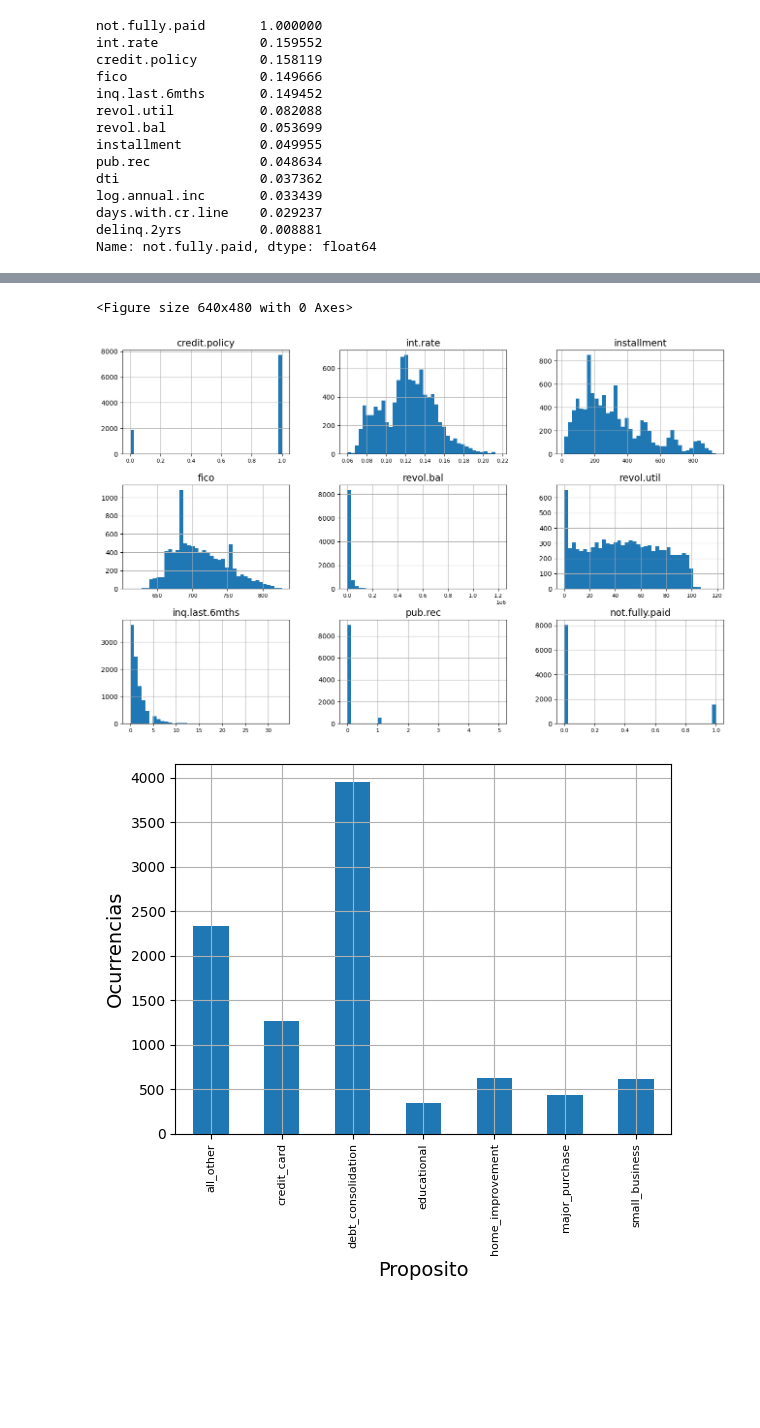
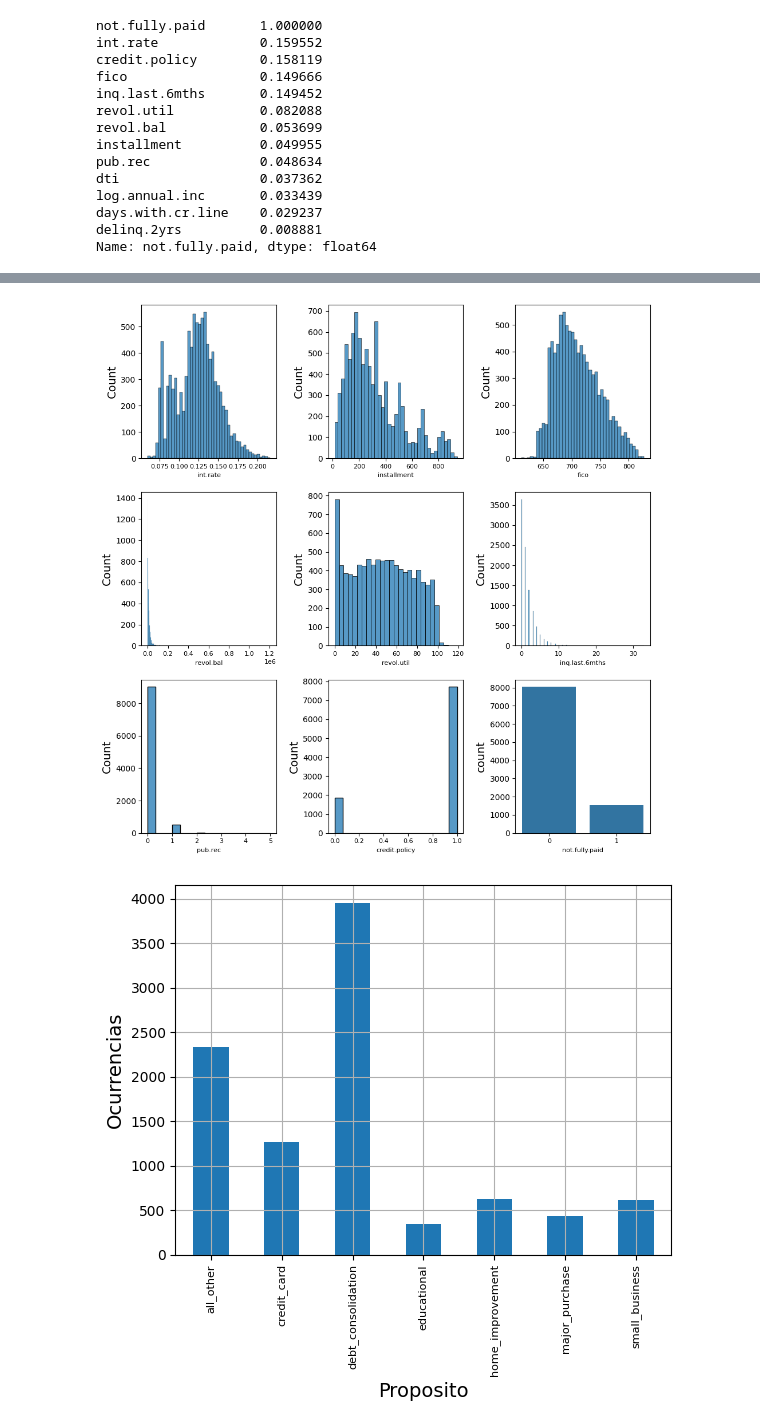
Before and after one commit to xabierguerrero/IABD_2425, a Jupyter notebook: Python_Ejers/SAPA/2_8Ejers/2_8Ejercicios.ipynb, the cells around one changed output, grey strips where cells are left out. Drawn from its saved outputs; the diff is of its cells as text; code cells hidden in the pictures; blank space fills up the shorter version.

```diff
--- a/Python_Ejers/SAPA/2_8Ejers/2_8Ejercicios.ipynb
+++ b/Python_Ejers/SAPA/2_8Ejers/2_8Ejercicios.ipynb
@@ -170,18 +173,26 @@ corr_matrix.style.background_gradient()
 | inq.last.6mths | 0.535511 | 0.202780 | 0.010419 | 0.185293 | 0.022394 | 0.013880 | 1.000000 | 0.072673 | ... |
 | pub.rec | 0.054243 | 0.098162 | 0.032760 | 0.147592 | 0.031010 | 0.066717 | 0.072673 | 1.000000 | ... |
 | not.fully.paid | 0.158119 | 0.159552 | 0.049955 | 0.149666 | 0.053699 | 0.082088 | 0.149452 | 0.048634 | ... |
-# %%
-plt.tight_layout()
-plt.rc('font', size=14)
-plt.rc('axes', labelsize=14, titlesize=14)
-plt.rc('legend', fontsize=14)
-plt.rc('xtick', labelsize=8)
-plt.rc('ytick', labelsize=10)
-loan_data_copy.hist(bins=40, figsize=(16, 10))
-plt.show()
-# %% [output]
-<Figure size 640x480 with 0 Axes>
-[figure, removed]
+# %%
+columnas=['int.rate','installment','fico','revol.bal','revol.util','inq.last.6mths','pub.rec','credit.policy','not.fully.paid']
+columnas_dicretas=['credit.policy','not.fully.paid']
+
+
+Xs=['int.rate','installment','fico','revol.bal','revol.util','inq.last.6mths','pub.rec','credit.policy','not.fully.paid']
+plt.figure(figsize=(10,10))
+for contador in range(9):
+    plt.subplot(3,3,contador+1)
+    plt.xlabel(Xs[contador],fontsize=8)
+    if contador<8:
+        sns.histplot(loan_data,x=Xs[contador],legend=None)
+    else:
+        sns.countplot(loan_data,x=Xs[contador],legend=None)
+
+
+plt.tight_layout()
+plt.show()
+# %% [output]
+[figure, added]
 # %%
 loan_data_copy["purpose"].value_counts().sort_index().plot.bar(rot=90, grid=True)
 plt.xlabel("Proposito")
```
Also changed, not shown: parts of 12 cells of this notebook, 5 other files.
